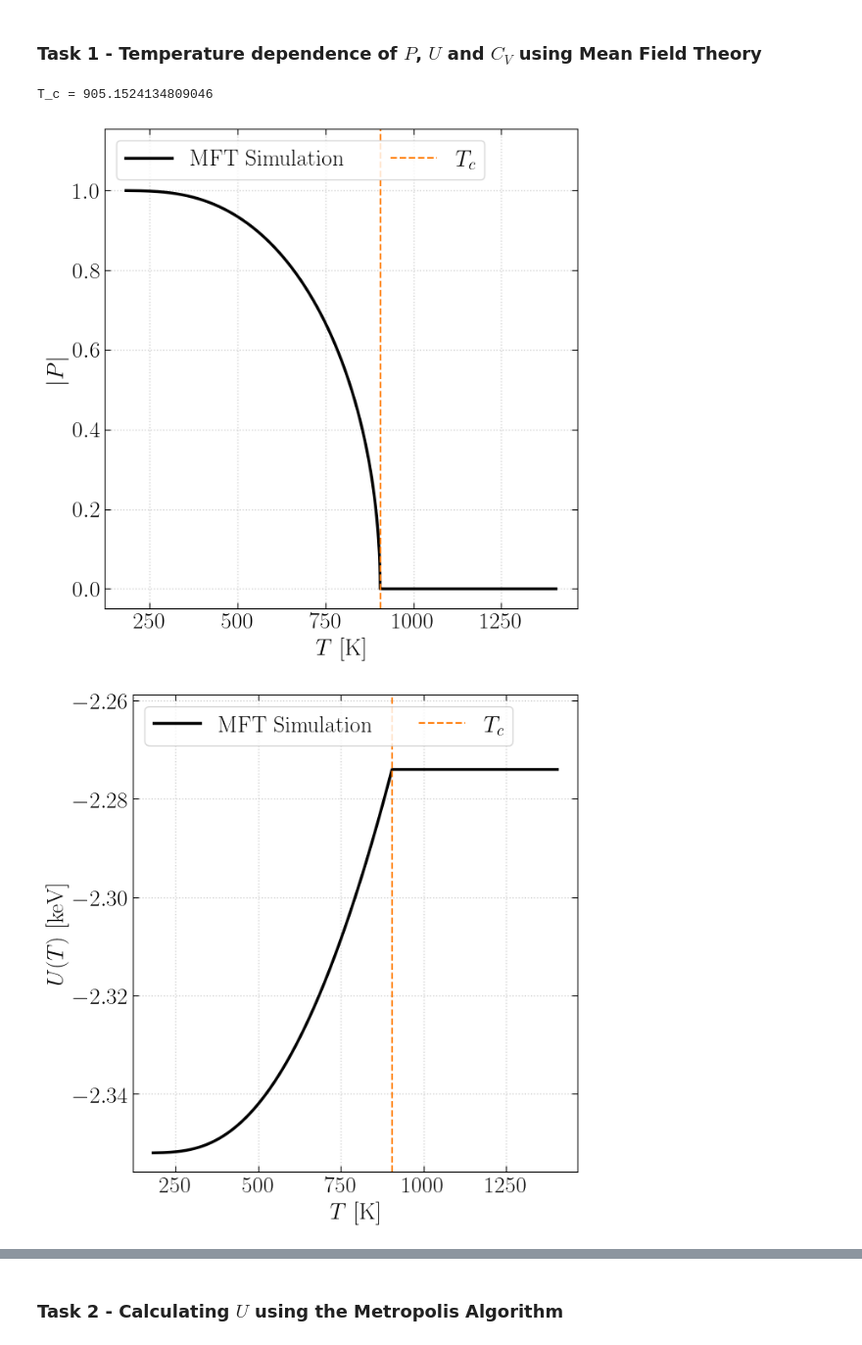
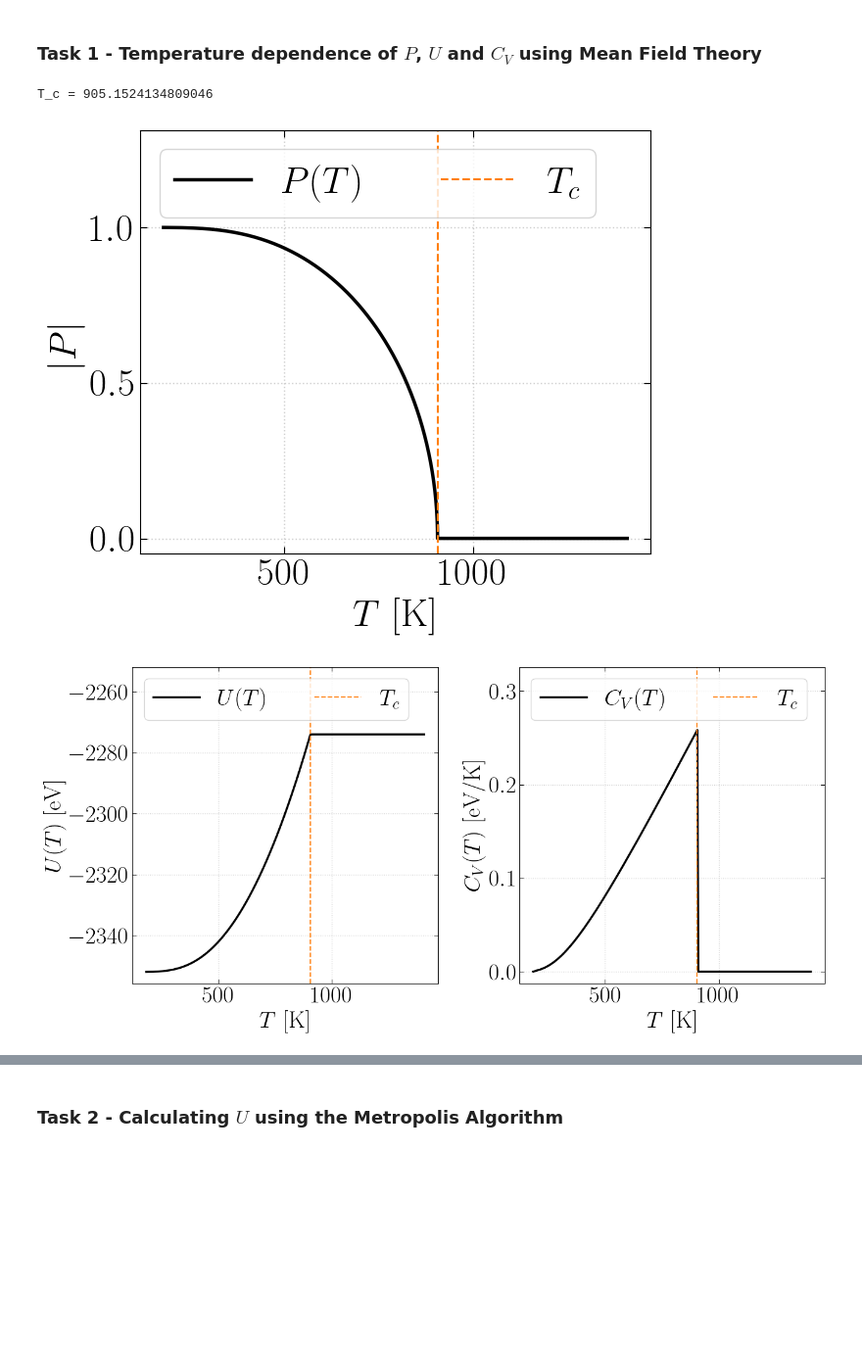
Before and after one commit to stommen/fka122-homeworks, a Jupyter notebook: H2/analyzer.ipynb, the cells around one changed output, grey strips where cells are left out. Shown at 98% size. Drawn from its saved outputs; the diff is of its cells as text; code cells hidden in the pictures; blank space fills up the shorter version.

```diff
--- a/H2/analyzer.ipynb
+++ b/H2/analyzer.ipynb
@@ -247,18 +263,17 @@ def save_fig(fig, name, task):
 # %%
 
 E_cucu = -0.436
 E_znzn = -0.113
 E_cuzn = -0.294
 delta_E = E_cucu + E_znzn - 2*E_cuzn
 T_c = 2*delta_E/k_B
 print(f'T_c = {T_c}')
 
 data = np.loadtxt('data/task_1/data.csv', delimiter=',')
 
 plot_task_1('P', T_c, save=False)
-plot_task_1('U', T_c, save=False)
-plot_task_1('C', T_c, save=False)
+plot_task_1('UC', T_c, save=False)
 # %% [output]
 T_c = 905.1524134809046
-[figure, old version]
+[figure, new version]
-[figure, old version]
+[figure, new version]
```
Also changed, not shown: parts of 5 cells of this notebook, 28 other files.
